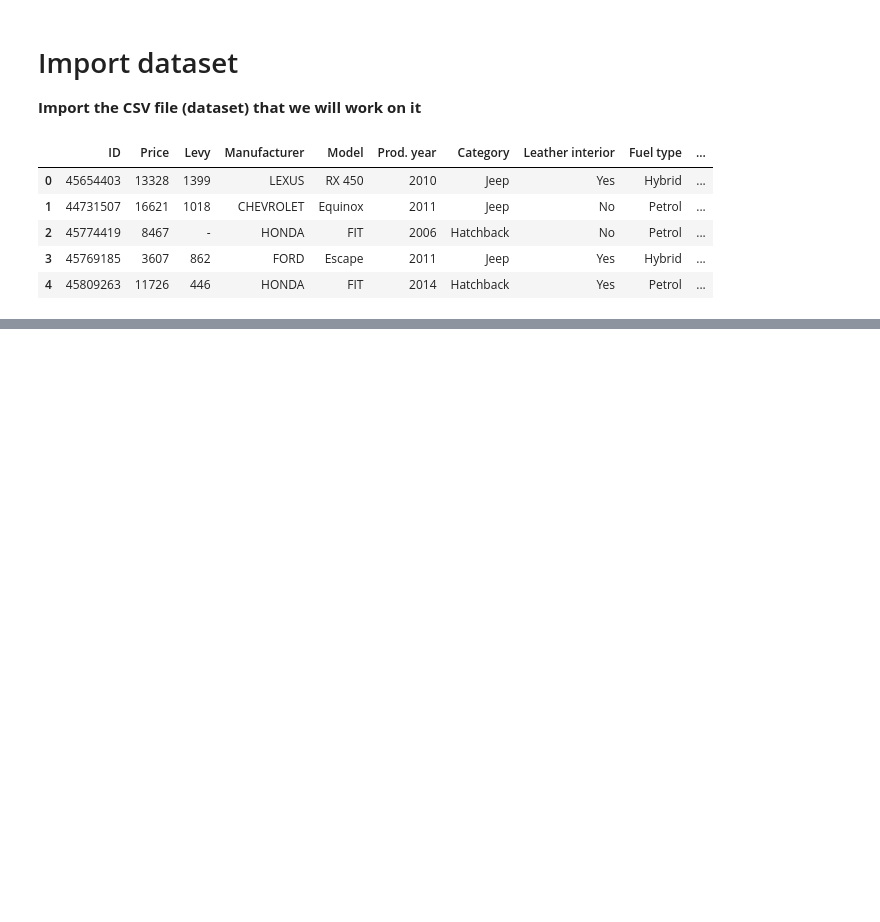
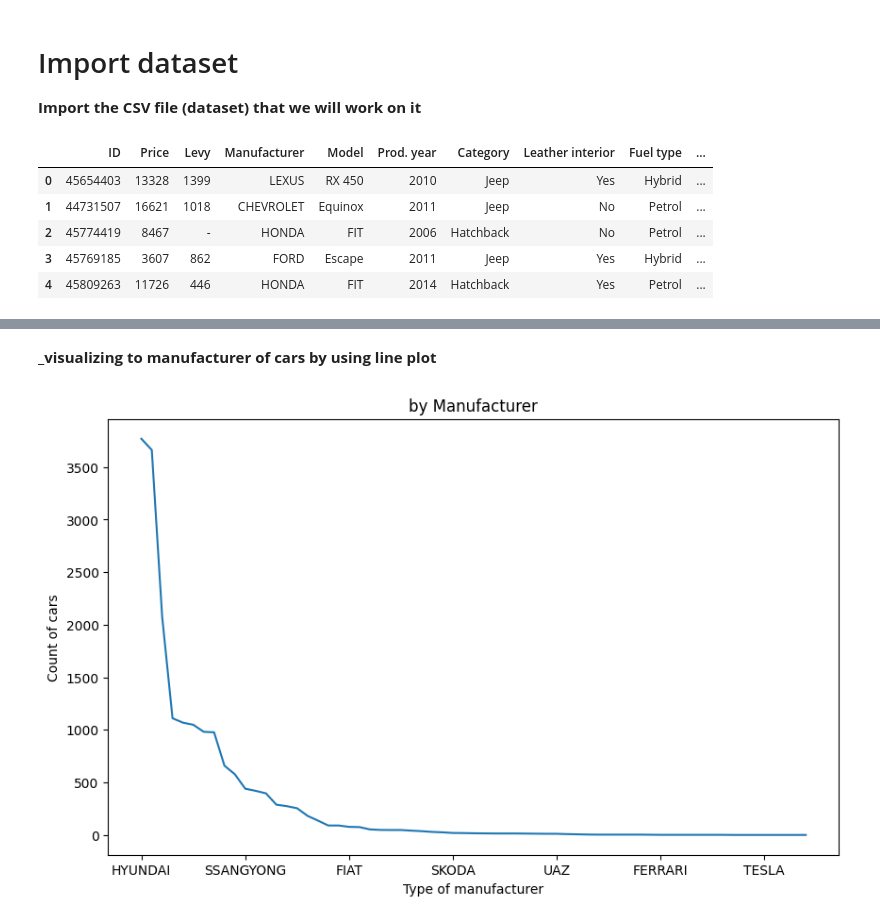
Before and after one commit to MounirReda/DV-Car-Price-Prediction-, a Jupyter notebook: dv-car-price-prediction.ipynb, the cells around one changed output, grey strips where cells are left out. Cells and saved outputs as stored; diff of their text form; code cells hidden in the pictures; blank space fills up the shorter version.

```diff
--- a/dv-car-price-prediction.ipynb
+++ b/dv-car-price-prediction.ipynb
@@ -326,0 +111,3 @@ plt.show()
+# %%
+car_df = pd.read_csv('/kaggle/input/car-price-prediction-challenge/car_price_prediction.csv')
+car_df.head(20)
@@ -326,0 +132,11 @@ plt.show()
+# %% [markdown]
+**_visualizing to manufacturer of cars by using line plot**
+# %%
+plt.figure(figsize=(10,6))
+car_df['Manufacturer'].value_counts().plot(kind='line')
+plt.title('by Manufacturer')
+plt.xlabel('Type of manufacturer')
+plt.ylabel('Count of cars')
+plt.show()
+# %% [output]
+[figure, added]
```
Also changed, not shown: parts of 64 cells of this notebook.
